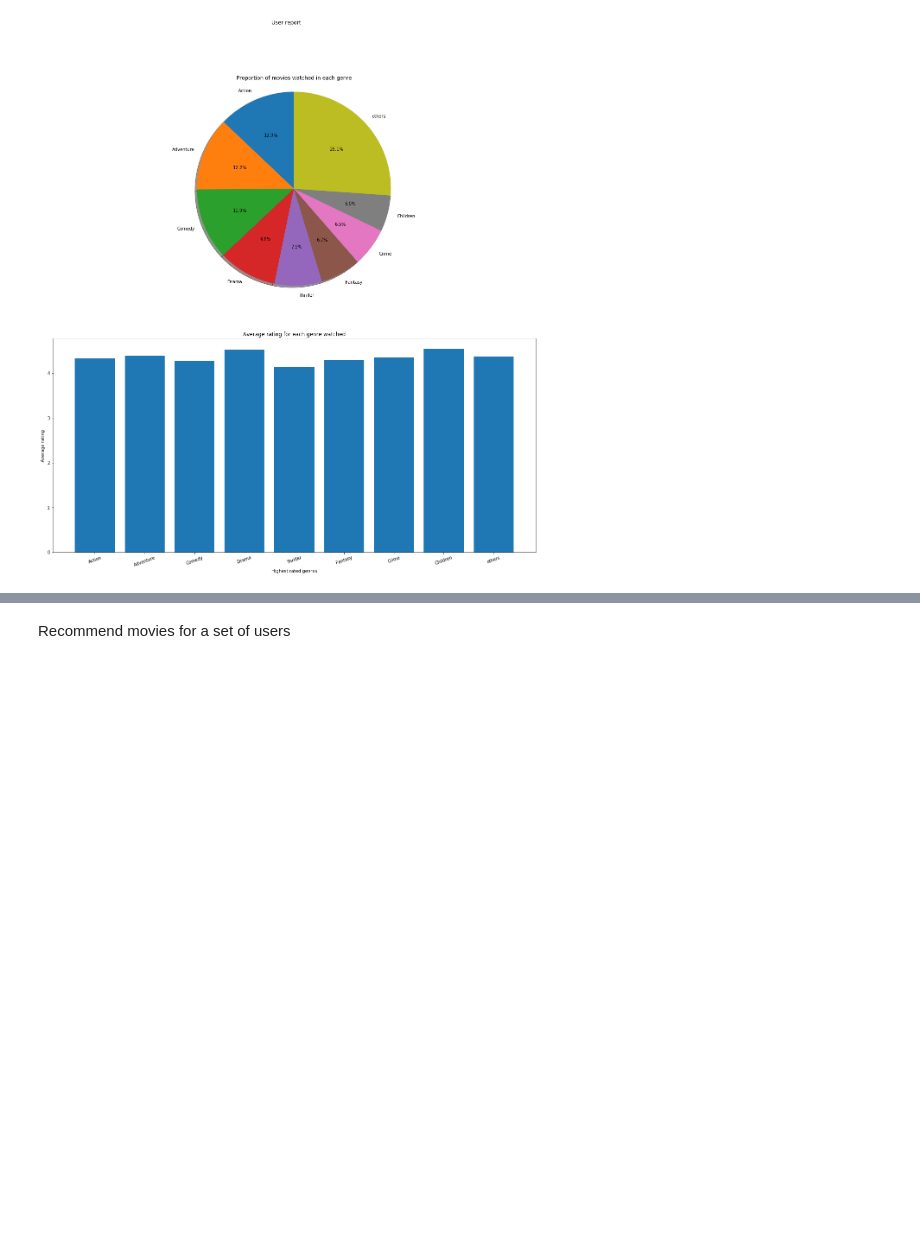
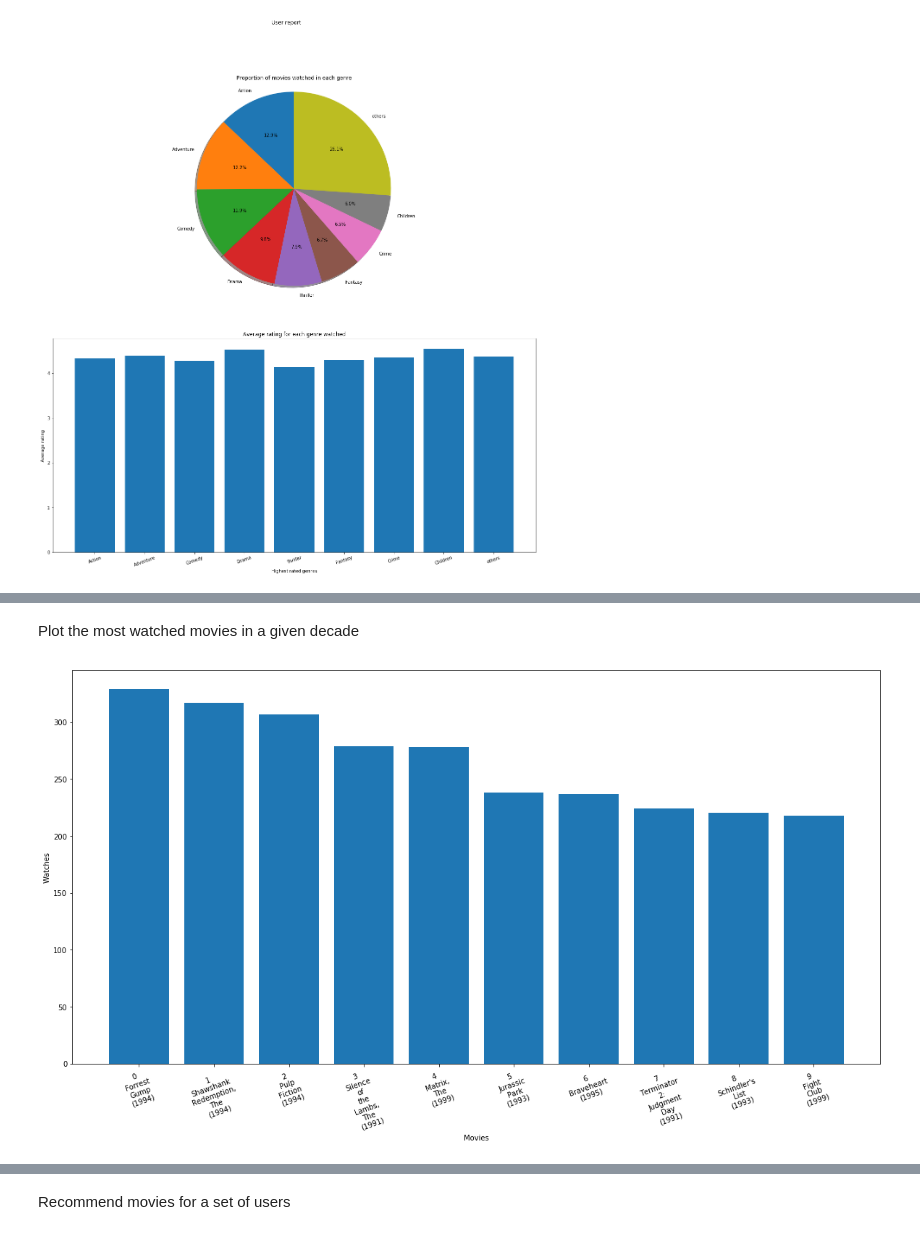
Before and after one commit to beatriceo/Spark, a Jupyter notebook: Interactive.ipynb, the cells around one changed output, grey strips where cells are left out. Drawn from its saved outputs; the diff is of its cells as text; code cells hidden in the pictures; blank space fills up the shorter version.

```diff
--- a/Interactive.ipynb
+++ b/Interactive.ipynb
@@ -214,0 +222,6 @@ plotting.gen_most_watched_year("1995", 10)
+# %% [markdown]
+Plot the most watched movies in a given decade
+# %%
+plotting.generic_plot(search.filter_decade("199", 10,"watches"), 'watches')
+# %% [output]
+[figure, added]
```
Also changed, not shown: parts of 16 cells of this notebook, 2 other files.
